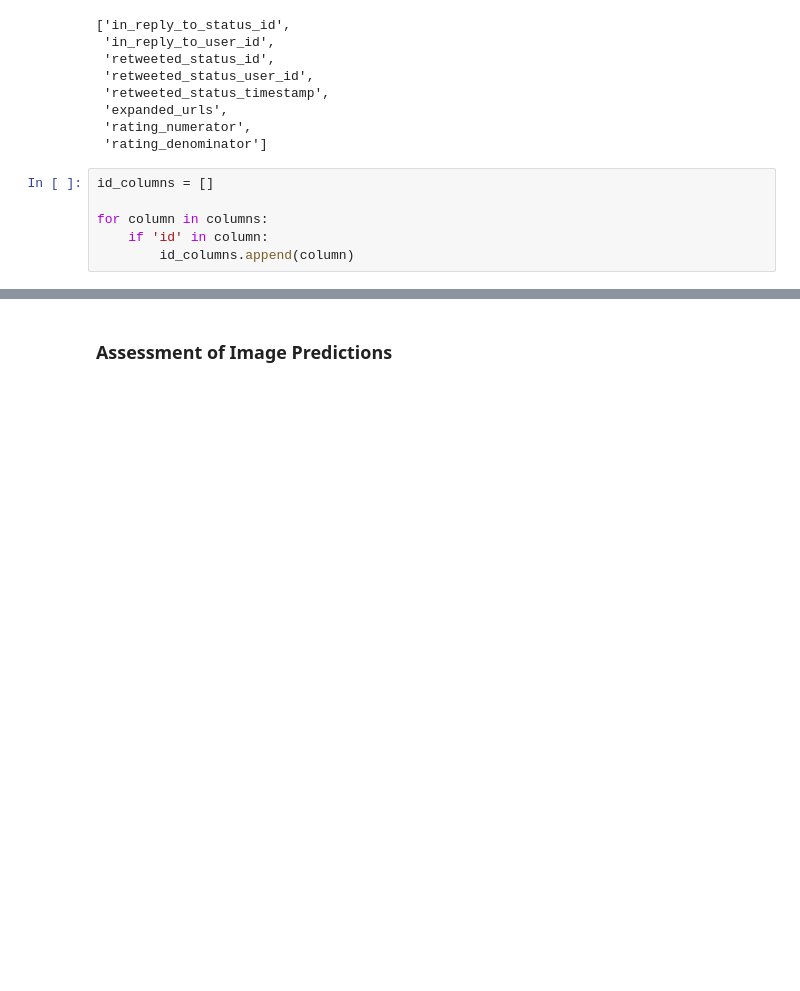
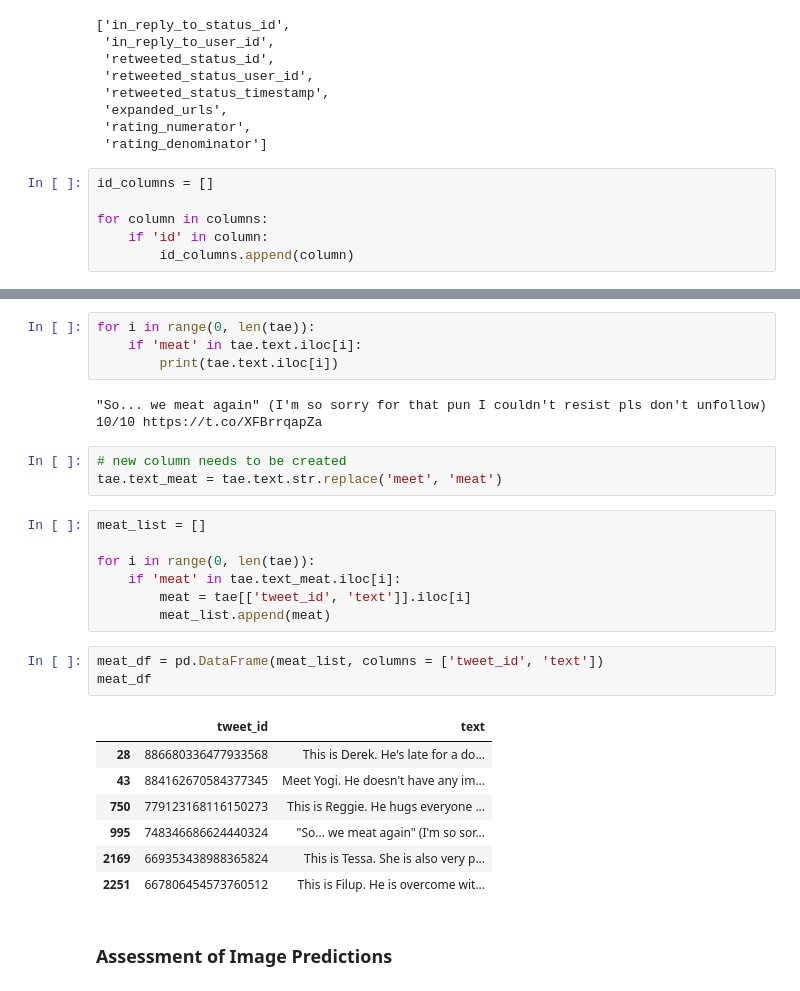
Before and after one commit to anneruhnke/data_wrangling, a Jupyter notebook: wrangle_act.ipynb, the cells around one changed output, grey strips where cells are left out. Cells and saved outputs as stored; diff of their text form; blank space fills up the shorter version.

Commit message:
Replace text

```diff
--- a/wrangle_act.ipynb
+++ b/wrangle_act.ipynb
@@ -231,3 +235,30 @@ meet_df
+# %%
+for i in range(0, len(tae)):
+    if 'meat' in tae.text.iloc[i]:
+        print(tae.text.iloc[i])
+# %% [output]
+"So... we meat again" (I'm so sorry for that pun I couldn't resist pls don't unfollow) 10/10 https://t.co/XFBrrqapZa
+# %%
+# new column needs to be created
+tae.text_meat = tae.text.str.replace('meet', 'meat')
+# %%
+meat_list = []
+
+for i in range(0, len(tae)):
+    if 'meat' in tae.text_meat.iloc[i]:
+        meat = tae[['tweet_id', 'text']].iloc[i]
+        meat_list.append(meat)
+# %%
+meat_df = pd.DataFrame(meat_list, columns = ['tweet_id', 'text'])
+meat_df
+# %% [output]
+|  | tweet_id | text |
+| 28 | 886680336477933568 | This is Derek. He's late for a do... |
+| 43 | 884162670584377345 | Meet Yogi. He doesn't have any im... |
+| 750 | 779123168116150273 | This is Reggie. He hugs everyone ... |
+| 995 | 748346686624440324 | "So... we meat again" (I'm so sor... |
+| 2169 | 669353438988365824 | This is Tessa. She is also very p... |
+| 2251 | 667806454573760512 | This is Filup. He is overcome wit... |
 # %% [markdown]
 ### Assessment of Image Predictions
 # %% [markdown]
```
Also changed, not shown: parts of 9 cells of this notebook.
